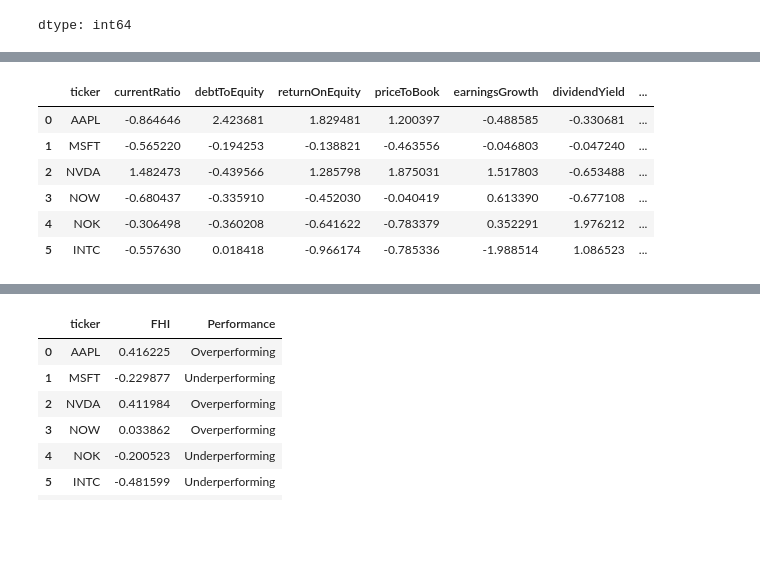
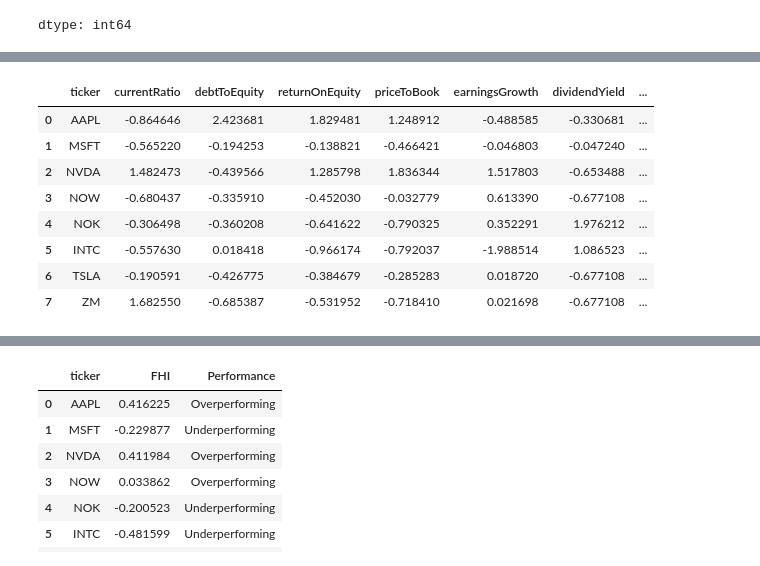
Before and after one commit to 28Aarya/FHI-score-for-stability, a Jupyter notebook: Financial_Health_index.ipynb, the cells around one changed output, grey strips where cells are left out. Cells and saved outputs as stored; diff of their text form; code cells hidden in the pictures; blank space fills up the shorter version.

```diff
--- a/Financial_Health_index.ipynb
+++ b/Financial_Health_index.ipynb
@@ -121,17 +131,19 @@ For example, when doing 'df[col].method(value, inplace=True)', try using 'df.met
 # %%
 #standardise the data to make it more comparable
 
 std_columns= ['currentRatio',	'debtToEquity',	'returnOnEquity',	'priceToBook',	'earningsGrowth',	'dividendYield',	'beta'] #dividend payout ratio instead
 financial_df[std_columns] = financial_df[std_columns].apply(lambda x: (x - x.mean()) / x.std())
-financial_df.head(6)
+financial_df.head(8)
 # %% [output]
 |  | ticker | currentRatio | debtToEquity | returnOnEquity | priceToBook | earningsGrowth | dividendYield | ... |
-| 0 | AAPL | -0.864646 | 2.423681 | 1.829481 | 1.200397 | -0.488585 | -0.330681 | ... |
-| 1 | MSFT | -0.565220 | -0.194253 | -0.138821 | -0.463556 | -0.046803 | -0.047240 | ... |
-| 2 | NVDA | 1.482473 | -0.439566 | 1.285798 | 1.875031 | 1.517803 | -0.653488 | ... |
-| 3 | NOW | -0.680437 | -0.335910 | -0.452030 | -0.040419 | 0.613390 | -0.677108 | ... |
-| 4 | NOK | -0.306498 | -0.360208 | -0.641622 | -0.783379 | 0.352291 | 1.976212 | ... |
-| 5 | INTC | -0.557630 | 0.018418 | -0.966174 | -0.785336 | -1.988514 | 1.086523 | ... |
+| 0 | AAPL | -0.864646 | 2.423681 | 1.829481 | 1.248912 | -0.488585 | -0.330681 | ... |
+| 1 | MSFT | -0.565220 | -0.194253 | -0.138821 | -0.466421 | -0.046803 | -0.047240 | ... |
+| 2 | NVDA | 1.482473 | -0.439566 | 1.285798 | 1.836344 | 1.517803 | -0.653488 | ... |
+| 3 | NOW | -0.680437 | -0.335910 | -0.452030 | -0.032779 | 0.613390 | -0.677108 | ... |
+| 4 | NOK | -0.306498 | -0.360208 | -0.641622 | -0.790325 | 0.352291 | 1.976212 | ... |
+| 5 | INTC | -0.557630 | 0.018418 | -0.966174 | -0.792037 | -1.988514 | 1.086523 | ... |
+| 6 | TSLA | -0.190591 | -0.426775 | -0.384679 | -0.285283 | 0.018720 | -0.677108 | ... |
+| 7 | ZM | 1.682550 | -0.685387 | -0.531952 | -0.718410 | 0.021698 | -0.677108 | ... |
 # %%
 financial_df.describe()
 # %% [output]
```
Also changed, not shown: parts of 10 cells of this notebook.
